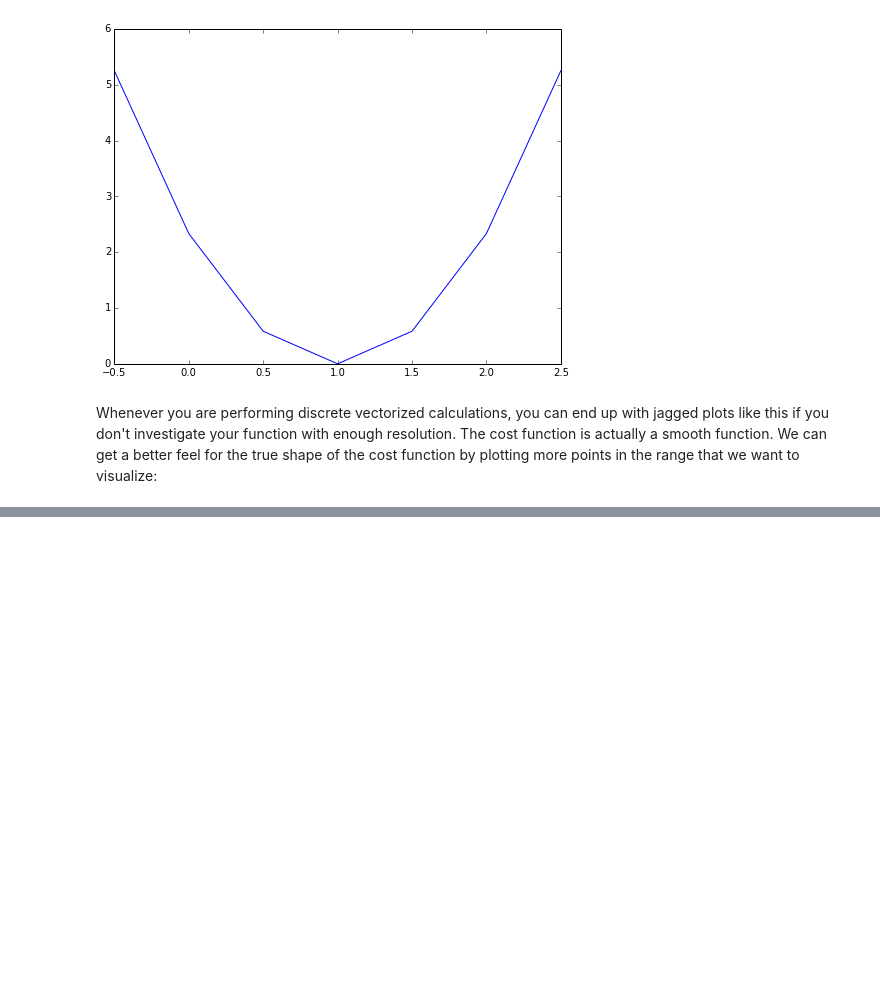
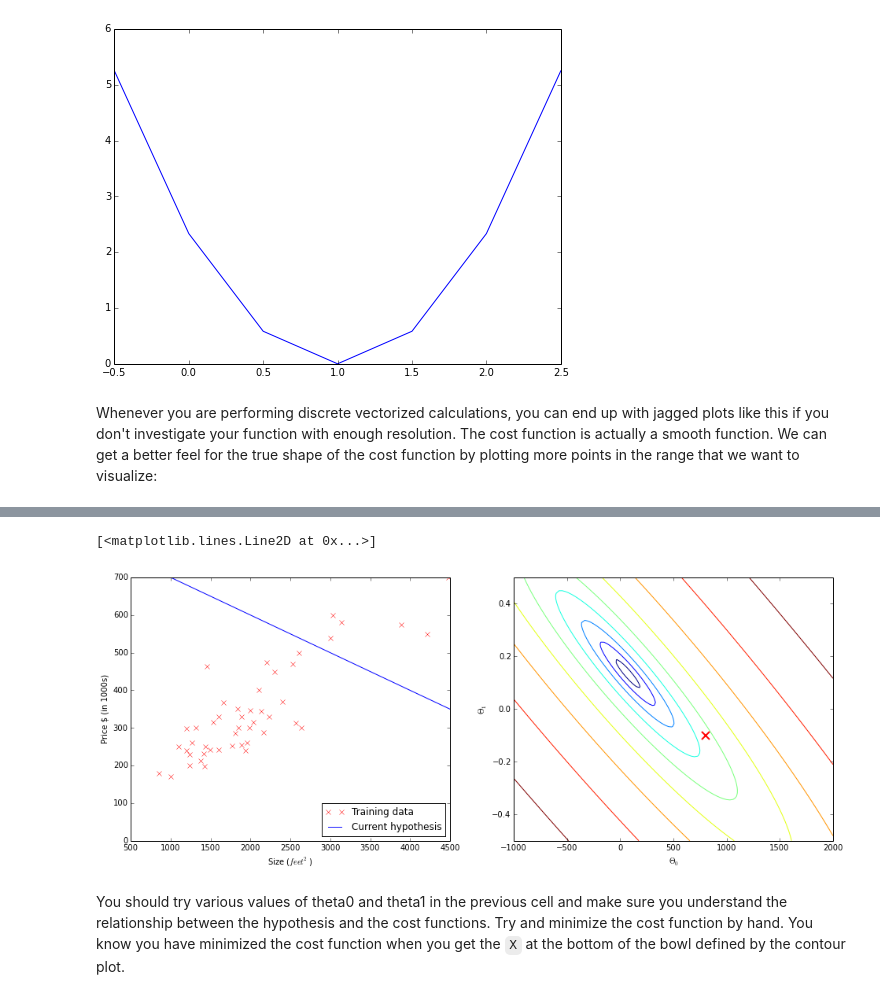
Before and after one commit to tgrasty/CSCI574-Machine-Learning, a Jupyter notebook: Lecture-03-Linear-Regression-With-One-Variable.ipynb, the cells around one changed output, grey strips where cells are left out. Drawn from its saved outputs; the diff is of its cells as text; code cells hidden in the pictures; blank space fills up the shorter version.

```diff
--- a/Lecture-03-Linear-Regression-With-One-Variable.ipynb
+++ b/Lecture-03-Linear-Regression-With-One-Variable.ipynb
@@ -315,0 +417,55 @@ plt.plot(theta, cost_function(theta), 'b-')
+# %%
+# change these in order to see how the hypothesis changes and the cost function changes
+# as a function of the theta0 and theta1 parameters
+theta0 = 800.0
+theta1 = -0.1
+
+# load the full 47 item data set again
+house = pd.read_csv('data/housing-prices-portland-or.csv')
+house.price = house.price / 1000.0 # rescale price in 1000s of $
+x = house.size.as_matrix()
+y = house.price.as_matrix()
+
+# set up figure
+fig = plt.figure(figsize=(16,6))
+
+### LEFT subplot
+# show training data as scatter plot and show a fitted hypothesis for a given
+# hypothesis theta0, theta1
+plt.subplot(1, 2, 1)
+plt.plot(x, y, 'rx', label='Training data')
+
+# display line representing the theta0, theta1 hypothesis
+model_x = np.linspace(0, 4500, 100)
+hypothesis_y = theta0 + theta1 * model_x
+plt.plot(model_x, hypothesis_y, 'b-', label='Current hypothesis')
+
+plt.axis([500, 4500, 0, 700])
+plt.legend(loc=4)
+plt.xlabel('Size ($feet^2$)')
+plt.ylabel('Price $ (in 1000s)')
+
+
+### RIGHT subplot
+# show contour plot of the cost function J
+plt.subplot(1, 2, 2)
+t0 = np.linspace(-1000, 2000, 100)
+t1 = np.linspace(-0.5, 0.5, 100)
+T0, T1 = np.meshgrid(t0, t1)
+cost = cost_function_2(T0, T1)
+
+p = plt.contour(T0, T1, log(cost), 10, cmap=cm.jet)
+
+#cb = fig.colorbar(p, shrink=0.8)
+plt.xlabel('$\Theta_0$')
+plt.ylabel('$\Theta_1$')
+
+# plot the location of theta0, theta1 on the contour plot
+plt.plot(theta0, theta1, 'rx', ms=10.0, mew=2.0)
+# %% [output]
+[<matplotlib.lines.Line2D at 0x...>]
+[figure, added]
+# %% [markdown]
+You should try various values of theta0 and theta1 in the previous cell and make sure you understand the relationship between
+the hypothesis and the cost functions.  Try and minimize the cost function by hand.  You know you have minimized the cost function
+when you get the `X` at the bottom of the bowl defined by the contour plot.
```
Also changed, not shown: parts of 10 cells of this notebook.
